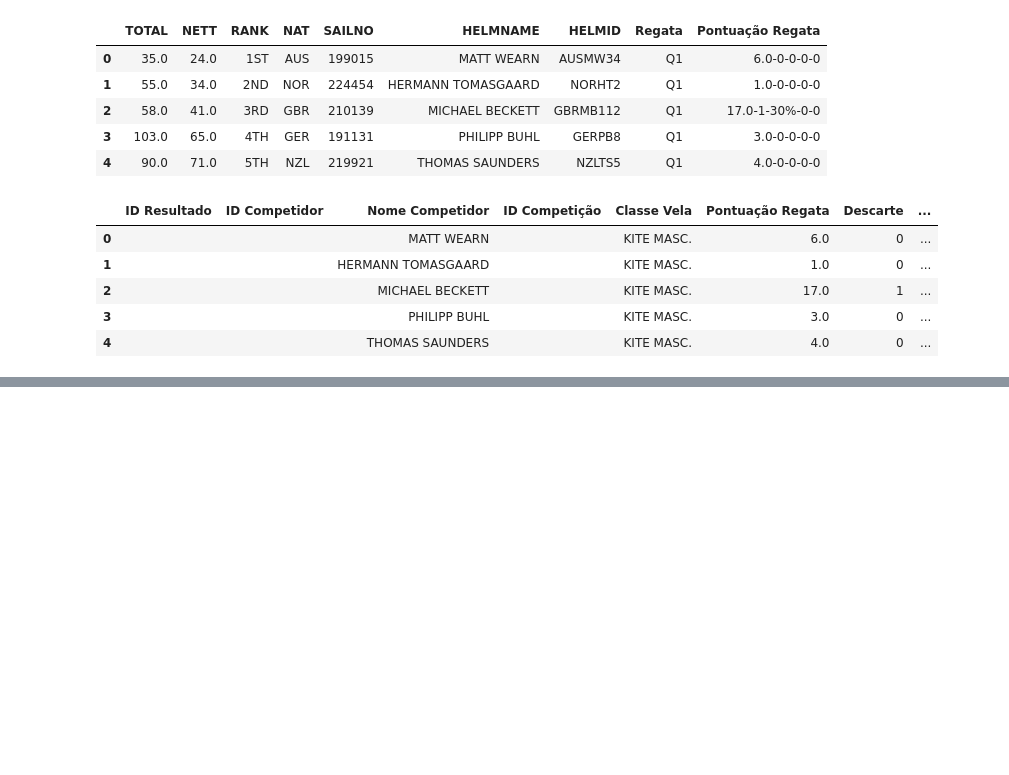
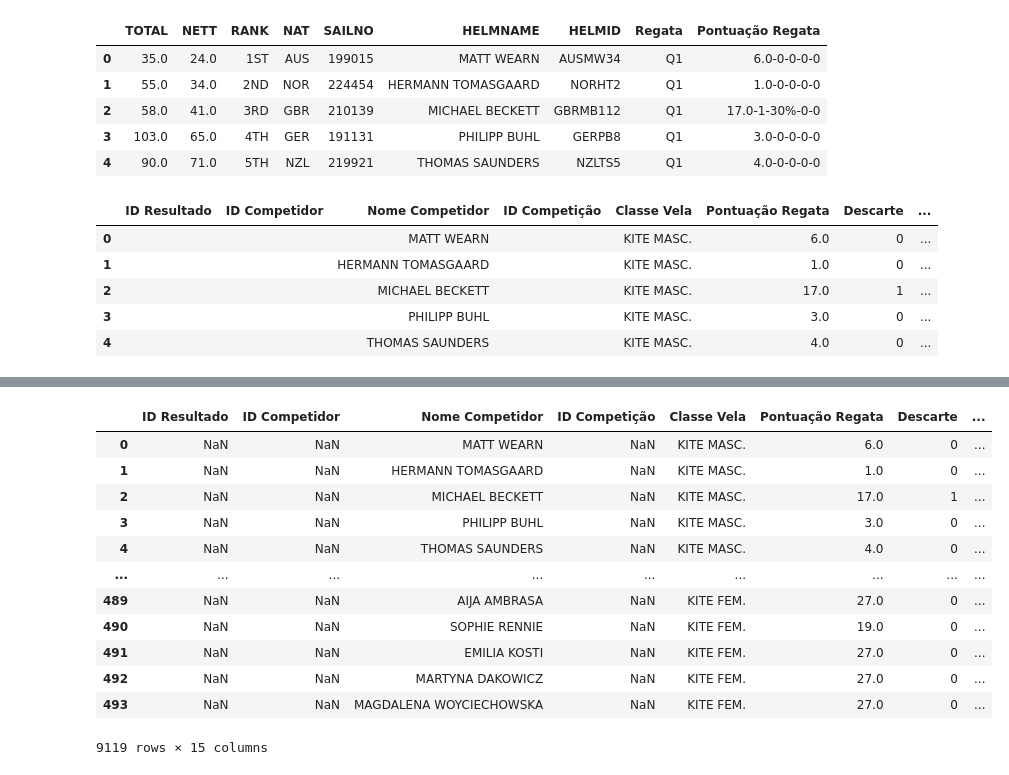
Before and after one commit to Gab-Mel/sailing-rankings-2024.1, a Jupyter notebook: scraping_2024/output/sillas.ipynb, the cells around one changed output, grey strips where cells are left out. Cells and saved outputs as stored; diff of their text form; code cells hidden in the pictures; blank space fills up the shorter version.

Commit message:
add o concat dos dados

```diff
--- a/scraping_2024/output/sillas.ipynb
+++ b/scraping_2024/output/sillas.ipynb
@@ -438,3 +438,7 @@ df2.head()
 | 4 |  |  | THOMAS SAUNDERS |  | KITE MASC. | 4.0 | 0 | ... |
 # %%
 df2.to_csv("./ilca_7_wc.csv", index=False)
+# %%
+import os
+files = [f for f in os.listdir('./') if f.endswith('.csv')]
+files
@@ -440,0 +454,20 @@ df2.to_csv("./ilca_7_wc.csv", index=False)
+# %%
+df_final = pd.DataFrame()
+for f in files:
+    df_final = pd.concat([df_final, pd.read_csv(f)])
+# %%
+df_final
+# %% [output]
+|  | ID Resultado | ID Competidor | Nome Competidor | ID Competição | Classe Vela | Pontuação Regata | Descarte | ... |
+| 0 | NaN | NaN | MATT WEARN | NaN | KITE MASC. | 6.0 | 0 | ... |
+| 1 | NaN | NaN | HERMANN TOMASGAARD | NaN | KITE MASC. | 1.0 | 0 | ... |
+| 2 | NaN | NaN | MICHAEL BECKETT | NaN | KITE MASC. | 17.0 | 1 | ... |
+| 3 | NaN | NaN | PHILIPP BUHL | NaN | KITE MASC. | 3.0 | 0 | ... |
+| 4 | NaN | NaN | THOMAS SAUNDERS | NaN | KITE MASC. | 4.0 | 0 | ... |
+| ... | ... | ... | ... | ... | ... | ... | ... | ... |
+| 489 | NaN | NaN | AIJA AMBRASA | NaN | KITE FEM. | 27.0 | 0 | ... |
+| 490 | NaN | NaN | SOPHIE RENNIE | NaN | KITE FEM. | 19.0 | 0 | ... |
+| 491 | NaN | NaN | EMILIA KOSTI | NaN | KITE FEM. | 27.0 | 0 | ... |
+| 492 | NaN | NaN | MARTYNA DAKOWICZ | NaN | KITE FEM. | 27.0 | 0 | ... |
+| 493 | NaN | NaN | MAGDALENA WOYCIECHOWSKA | NaN | KITE FEM. | 27.0 | 0 | ... |
+9119 rows × 15 columns
```
Also changed, not shown: parts of 2 cells of this notebook, 1 other file.
